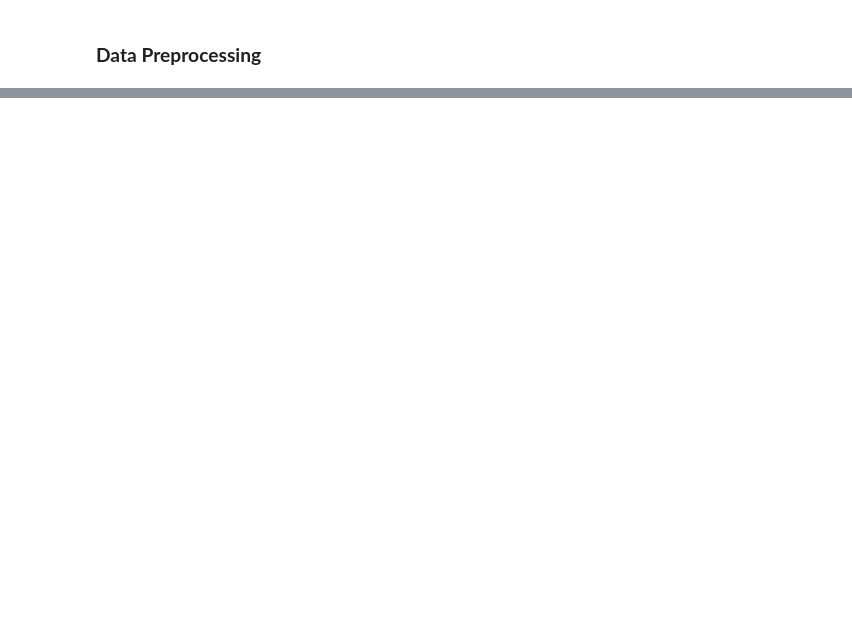
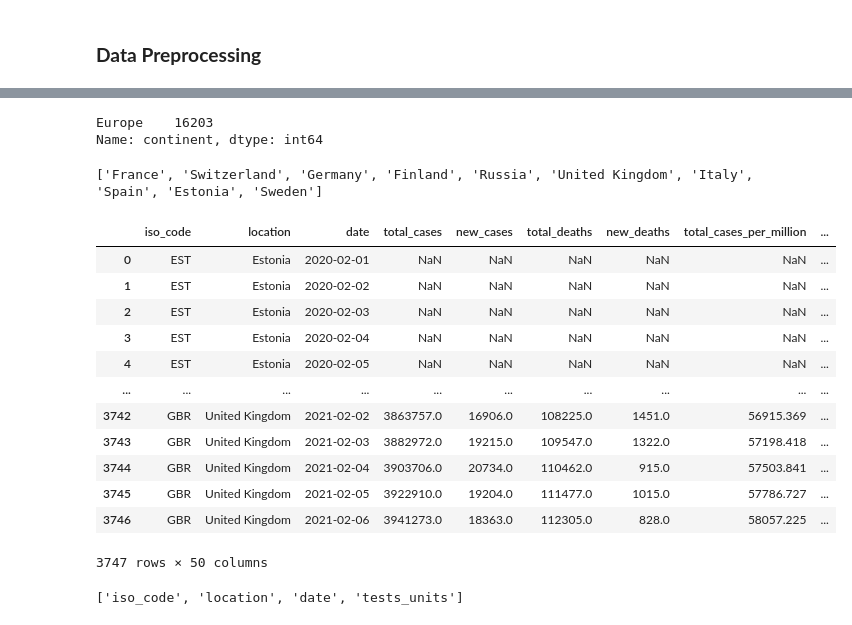
Before and after one commit to wiktorMajkowksi/Covid19_Prediction, a Jupyter notebook: COVID_Prediction.ipynb, the cells around one changed output, grey strips where cells are left out. Cells and saved outputs as stored; diff of their text form; code cells hidden in the pictures; blank space fills up the shorter version.

```diff
--- a/COVID_Prediction.ipynb
+++ b/COVID_Prediction.ipynb
@@ -135,0 +86,26 @@ dtype: int64
+# %%
+df.drop(['new_cases_smoothed','new_deaths_smoothed','new_cases_smoothed_per_million','new_deaths_smoothed_per_million',
+         'new_tests_smoothed_per_thousand','new_tests_smoothed', 'new_vaccinations_smoothed', 'new_vaccinations_smoothed_per_million'], axis=1, inplace=True)
+# %%
+df = df[df.continent == 'Europe'] #filters europe only entries
+# %%
+df.continent.value_counts() #reduced entries from 67K to 16K
+# %% [output]
+Europe    16203
+Name: continent, dtype: int64
+# %%
+"""
+Loop to select the countries with the most common entries
+INPUT: series of countries with number of entries
+OUTPUT: list of the most common countries with the number of entries
+"""
+
+i = 0
+theMostCommonCountry_List = []
+while i < 10:
+  part_index = str(df.location.value_counts().index[i])
+  theMostCommonCountry_List.append( part_index )
+  i = i + 1
+print(theMostCommonCountry_List)
+# %% [output]
+['France', 'Switzerland', 'Germany', 'Finland', 'Russia', 'United Kingdom', 'Italy', 'Spain', 'Estonia', 'Sweden']
@@ -135,0 +114,33 @@ dtype: int64
+# %%
+df = df.reset_index()   #resets index
+df.drop(columns=['index','continent'], inplace=True) #drops old index column and continent becasue it is not needed
+df
+# %% [output]
+|  | iso_code | location | date | total_cases | new_cases | total_deaths | new_deaths | total_cases_per_million | ... |
+| 0 | EST | Estonia | 2020-02-01 | NaN | NaN | NaN | NaN | NaN | ... |
+| 1 | EST | Estonia | 2020-02-02 | NaN | NaN | NaN | NaN | NaN | ... |
+| 2 | EST | Estonia | 2020-02-03 | NaN | NaN | NaN | NaN | NaN | ... |
+| 3 | EST | Estonia | 2020-02-04 | NaN | NaN | NaN | NaN | NaN | ... |
+| 4 | EST | Estonia | 2020-02-05 | NaN | NaN | NaN | NaN | NaN | ... |
+| ... | ... | ... | ... | ... | ... | ... | ... | ... | ... |
+| 3742 | GBR | United Kingdom | 2021-02-02 | 3863757.0 | 16906.0 | 108225.0 | 1451.0 | 56915.369 | ... |
+| 3743 | GBR | United Kingdom | 2021-02-03 | 3882972.0 | 19215.0 | 109547.0 | 1322.0 | 57198.418 | ... |
+| 3744 | GBR | United Kingdom | 2021-02-04 | 3903706.0 | 20734.0 | 110462.0 | 915.0 | 57503.841 | ... |
+| 3745 | GBR | United Kingdom | 2021-02-05 | 3922910.0 | 19204.0 | 111477.0 | 1015.0 | 57786.727 | ... |
+| 3746 | GBR | United Kingdom | 2021-02-06 | 3941273.0 | 18363.0 | 112305.0 | 828.0 | 58057.225 | ... |
+3747 rows × 50 columns
+# %%
+"""
+Loop for checking which features are object type
+INPUT: pandas series
+OUTPUT: list of objects
+"""
+list_of_objects = []
+x=0
+while x < len(df.columns):
+  if df.dtypes.values[x] == object:
+    list_of_objects.append(df.dtypes.index[x])
+  x = x + 1
+print(list_of_objects)
+# %% [output]
+['iso_code', 'location', 'date', 'tests_units']
```
Also changed, not shown: parts of 19 cells of this notebook.
